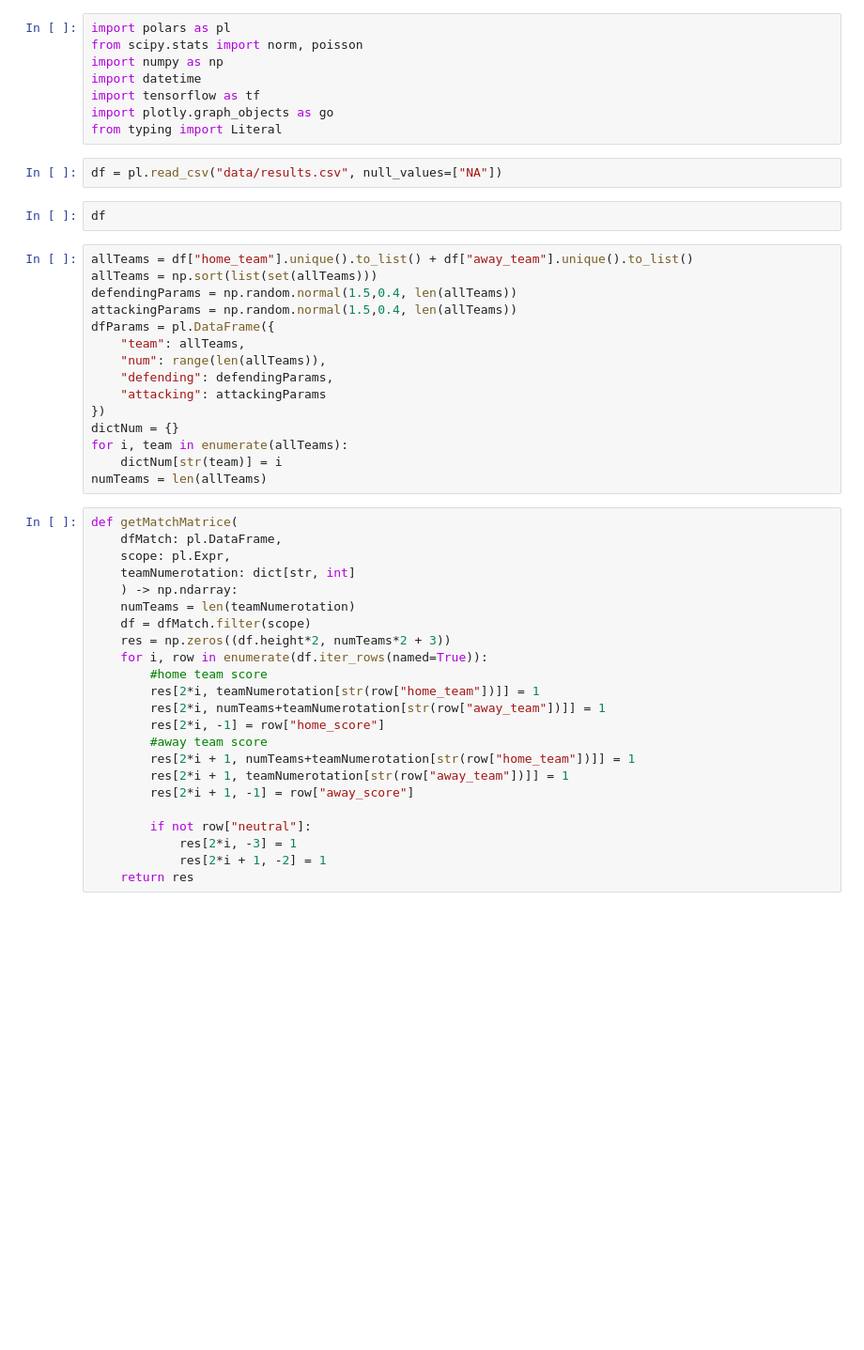
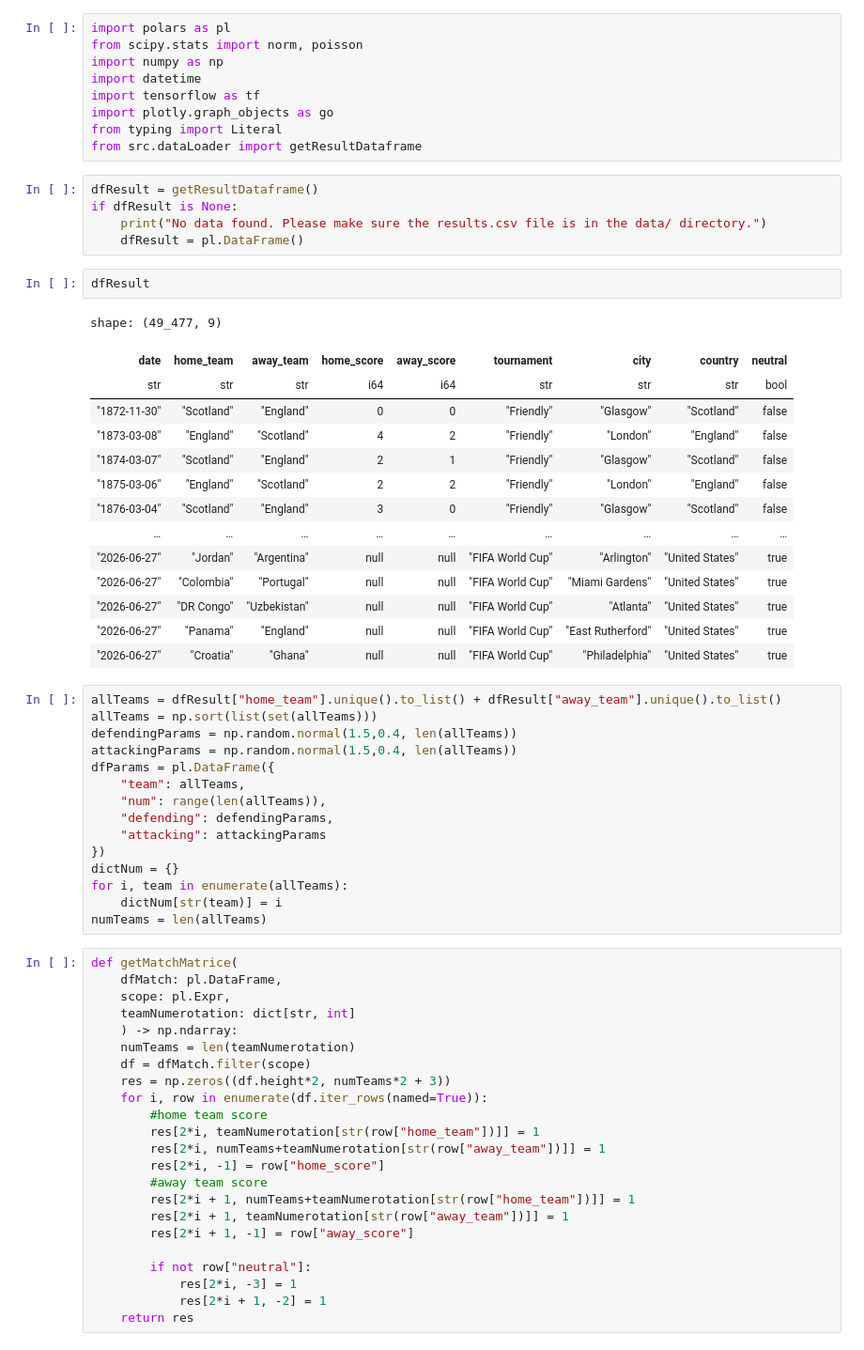
Before and after one commit to gregSalha/footballPrediction, a Jupyter notebook: notebook.ipynb, the cells around one changed output. Shown at 94% size. Saved outputs shown, nothing was run; the diff lists cells and outputs as text; blank space fills up the shorter version.

```diff
--- a/notebook.ipynb
+++ b/notebook.ipynb
@@ -6,12 +6,31 @@ import datetime
 import tensorflow as tf
 import plotly.graph_objects as go
 from typing import Literal
+from src.dataLoader import getResultDataframe
 # %%
-df = pl.read_csv("data/results.csv", null_values=["NA"])
+dfResult = getResultDataframe()
+if dfResult is None:
+    print("No data found. Please make sure the results.csv file is in the data/ directory.")
+    dfResult = pl.DataFrame()
 # %%
-df
+dfResult
+# %% [output]
+shape: (49_477, 9)
+| date | home_team | away_team | home_score | away_score | tournament | city | country | neutral |
+| str | str | str | i64 | i64 | str | str | str | bool |
+| "1872-11-30" | "Scotland" | "England" | 0 | 0 | "Friendly" | "Glasgow" | "Scotland" | false |
+| "1873-03-08" | "England" | "Scotland" | 4 | 2 | "Friendly" | "London" | "England" | false |
+| "1874-03-07" | "Scotland" | "England" | 2 | 1 | "Friendly" | "Glasgow" | "Scotland" | false |
+| "1875-03-06" | "England" | "Scotland" | 2 | 2 | "Friendly" | "London" | "England" | false |
+| "1876-03-04" | "Scotland" | "England" | 3 | 0 | "Friendly" | "Glasgow" | "Scotland" | false |
+| … | … | … | … | … | … | … | … | … |
+| "2026-06-27" | "Jordan" | "Argentina" | null | null | "FIFA World Cup" | "Arlington" | "United States" | true |
+| "2026-06-27" | "Colombia" | "Portugal" | null | null | "FIFA World Cup" | "Miami Gardens" | "United States" | true |
+| "2026-06-27" | "DR Congo" | "Uzbekistan" | null | null | "FIFA World Cup" | "Atlanta" | "United States" | true |
+| "2026-06-27" | "Panama" | "England" | null | null | "FIFA World Cup" | "East Rutherford" | "United States" | true |
+| "2026-06-27" | "Croatia" | "Ghana" | null | null | "FIFA World Cup" | "Philadelphia" | "United States" | true |
 # %%
-allTeams = df["home_team"].unique().to_list() + df["away_team"].unique().to_list()
+allTeams = dfResult["home_team"].unique().to_list() + dfResult["away_team"].unique().to_list()
 allTeams = np.sort(list(set(allTeams)))
 defendingParams = np.random.normal(1.5,0.4, len(allTeams))
 attackingParams = np.random.normal(1.5,0.4, len(allTeams))
```
Also changed, not shown: parts of 22 cells of this notebook, 6 other files.
